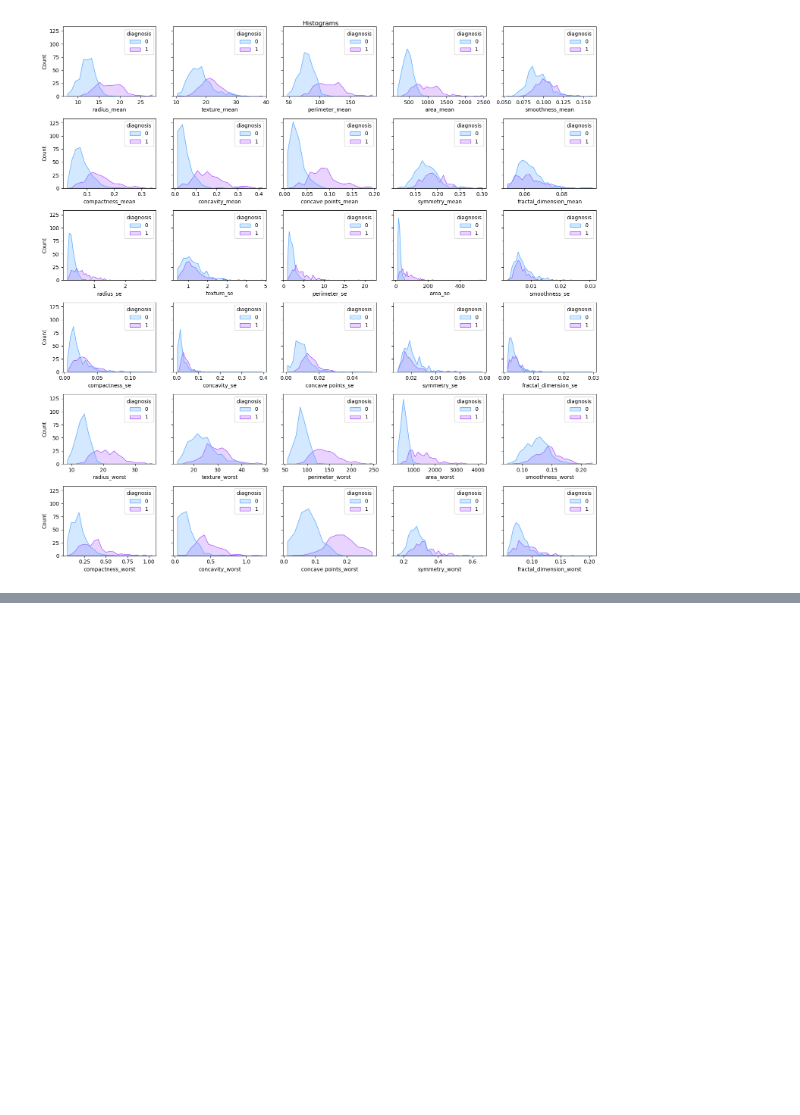
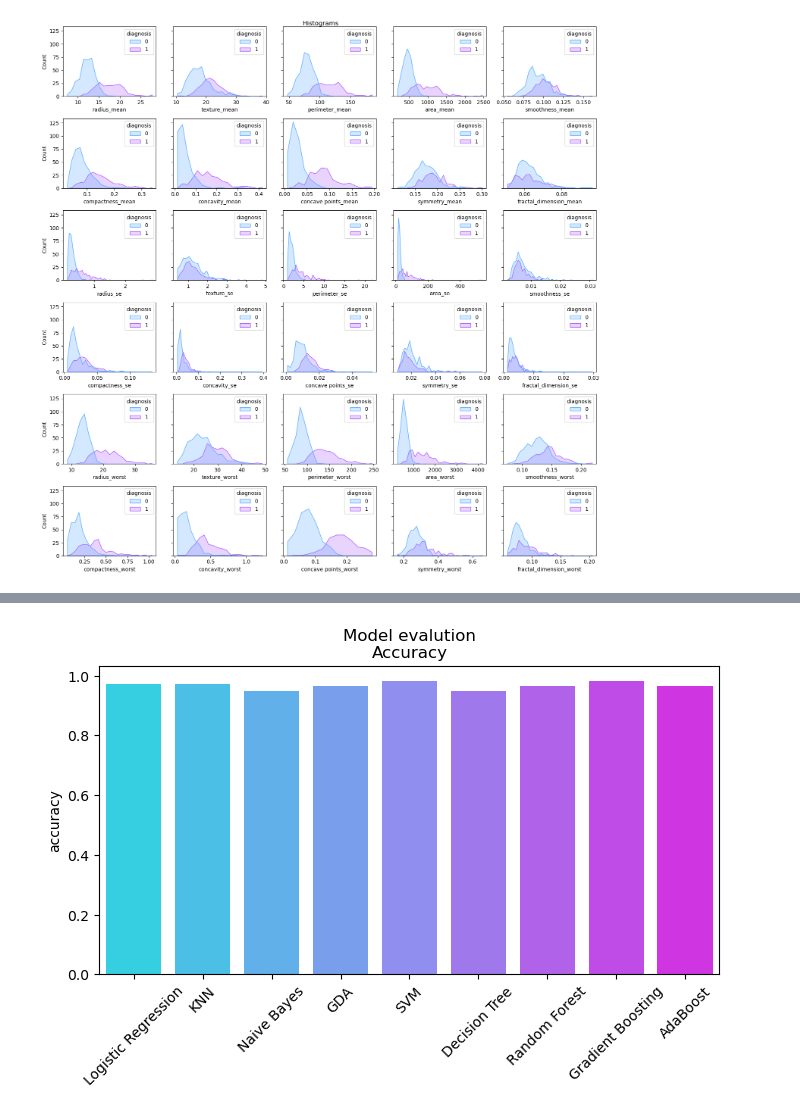
Before and after one commit to alecfilios/Binary-Classification-Breast-Cancer-Prediction, a Jupyter notebook: Binary-Classification-Prediction-for-type-of-Breast-Cancer.ipynb, the cells around one changed output, grey strips where cells are left out. Cells and saved outputs as stored; diff of their text form; code cells hidden in the pictures; blank space fills up the shorter version.

```diff
--- a/Binary-Classification-Prediction-for-type-of-Breast-Cancer.ipynb
+++ b/Binary-Classification-Prediction-for-type-of-Breast-Cancer.ipynb
@@ -403,6 +632,0 @@ results = pd.concat([results,GBC_result])
-# %%
-ABC = AdaBoostClassifier(n_estimators=100, random_state=0)
-AdaBoost_result = train_evaluate_model(ABC, X_train, y_train, X_test, y_test)
-
-AdaBoost_result.index = ['AdaBoost']
-results = pd.concat([results,AdaBoost_result])
@@ -412,0 +709,3 @@ results.style.background_gradient(cmap = sb.color_palette("cool", as_cmap=True))
+# %%
+results_after = results[1::2]
+results_after.style.background_gradient(cmap = sb.color_palette("cool", as_cmap=True))
@@ -412,0 +723,18 @@ results.style.background_gradient(cmap = sb.color_palette("cool", as_cmap=True))
+# %%
+def makeBarPlot(metric):
+    plt.figure(figsize=(8,4))
+    ax = sb.barplot(
+        x = results_after.index,
+        y = results_after[metric],
+        data = results_after,
+        palette = "cool")
+    ax.set_title("Model evalution\n" + str(metric).capitalize())
+    ax.set_xticklabels(['Logistic Regression', 'KNN', 'Naive Bayes','GDA','SVM','Decision Tree','Random Forest','Gradient Boosting','AdaBoost'])
+    # Rotate the x labels
+    plt.xticks(rotation = 45) # Rotates X-Axis Ticks by 45-degrees
+    # Show the plot
+    plt.show()
+# %%
+makeBarPlot('accuracy')
+# %% [output]
+[figure, added]
```
Also changed, not shown: parts of 78 cells of this notebook.
